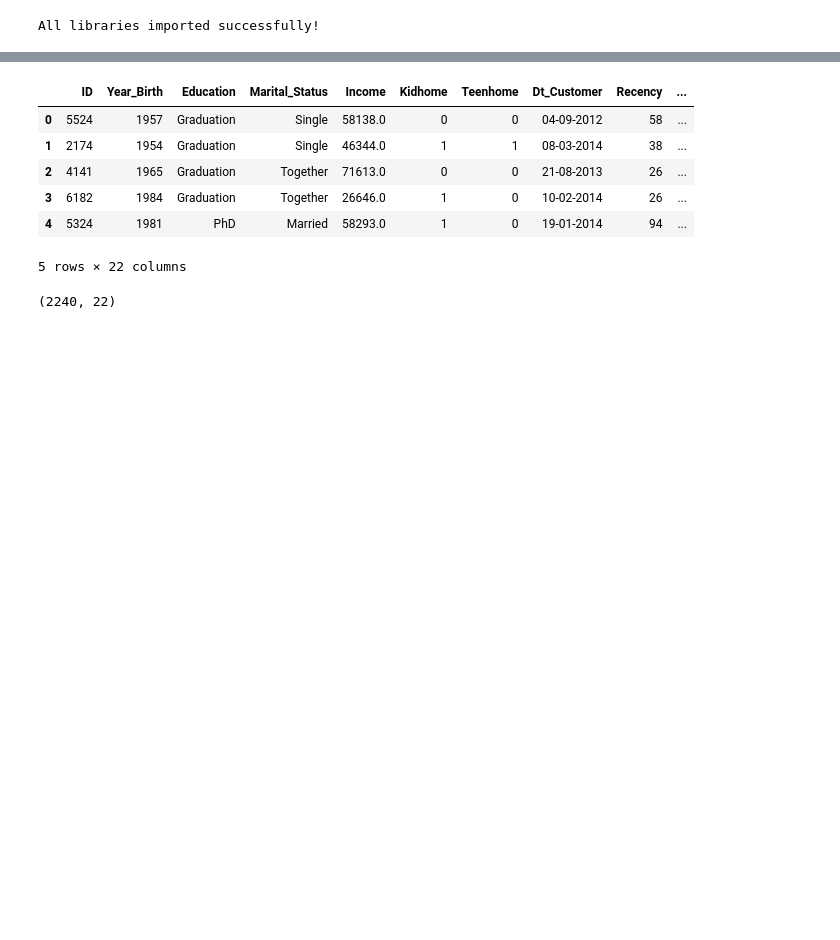
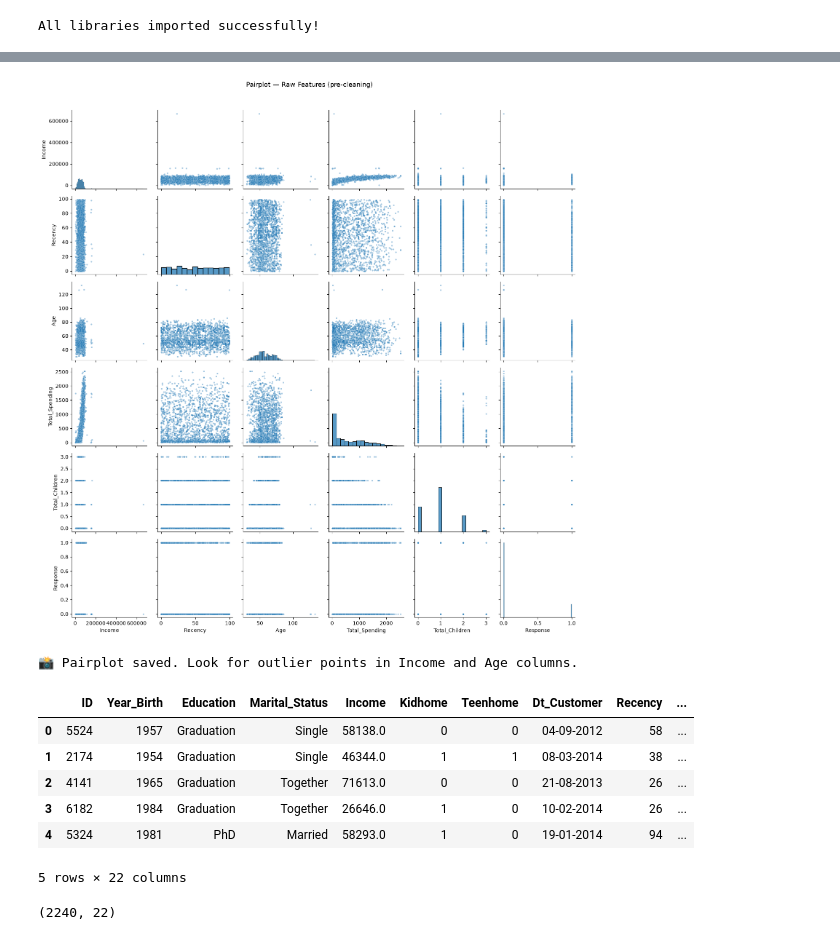
Before and after one commit to KARTHIKAKRISHNA123/seg-wise, a Jupyter notebook: notebooks/seg-wise.ipynb, the cells around one changed output, grey strips where cells are left out. Saved outputs shown, nothing was run; the diff lists cells and outputs as text; code cells hidden in the pictures; blank space fills up the shorter version.

```diff
--- a/notebooks/seg-wise.ipynb
+++ b/notebooks/seg-wise.ipynb
@@ -27,10 +27,10 @@ CONFIG = {
     # ── File paths ─────────────────────────────────────────────
     # All paths are relative to the PROJECT ROOT (segwise/)
     # not relative to the notebooks/ folder where this file lives
-    "data_path":   "../data/smartcart_customers.csv",
+    "data_path":   "./data/smartcart_customers.csv",
     #               ↑ "../" goes up one level from notebooks/ to segwise/
-    "model_dir":   "../models/",
-    "output_dir":  "../outputs/",
+    "model_dir":   "./models/",
+    "output_dir":  "./outputs/",
 
     # ── Reproducibility ────────────────────────────────────────
     # random_state=42 passed to KMeans, PCA, and train/test splits
@@ -73,3 +138,51 @@ df = pd.read_csv("../data/smartcart_customers.csv")
+# %%
+# ─────────────────────────────────────────────────────────────────
+# CELL 7: PAIRPLOT — visual outlier detection
+#
+# This is from your original solution.
+# WHY pairplot BEFORE preprocessing?
+# It visually reveals: outliers, skewed distributions, correlations.
+# The extreme Age and Income points visible here are exactly what
+# we filter out in Cell 11.
+# ─────────────────────────────────────────────────────────────────
+
+# Select a subset of columns — pairplot with all 22 is unreadable
+cols_for_pairplot = ["Income", "Recency", "Age", "Total_Spending",
+                     "Total_Children", "Response"]
+
+# We need Age and Total_Spending computed first for the pairplot
+# so we compute them temporarily here (without modifying df_raw)
+df_temp = df_raw.copy()
+df_temp["Age"] = 2026 - df_temp["Year_Birth"]
+df_temp["Total_Spending"] = (
+    df_temp["MntWines"] + df_temp["MntFruits"] + df_temp["MntMeatProducts"]
+    + df_temp["MntFishProducts"] + df_temp["MntSweetProducts"] + df_temp["MntGoldProds"]
+)
+df_temp["Total_Children"] = df_temp["Kidhome"] + df_temp["Teenhome"]
+
+# sns.pairplot: scatter matrix — every column vs every other column
+# diag_kind="hist": show histogram on the diagonal (distribution of each feature)
+# plot_kws={"alpha": 0.4}: semi-transparent points so overlap is visible
+sns.pairplot(
+    df_temp[cols_for_pairplot].dropna(),
+    diag_kind="hist",
+    plot_kws={"alpha": 0.4, "s": 10}
+)
+plt.suptitle("Pairplot — Raw Features (pre-cleaning)", y=1.02, fontsize=13)
+plt.tight_layout()
+plt.savefig(CONFIG["output_dir"] + "00_pairplot_raw.png", dpi=100, bbox_inches="tight")
+plt.show()
+
+# What to look for in this plot:
+# Income column: one extreme point near 600,000 — visible outlier
+# Age column: a few points above 90 — data entry errors
+# Total_Spending vs Income: positive correlation — richer customers spend more
+print("📸 Pairplot saved. Look for outlier points in Income and Age columns.")
+
+del df_temp  # clean up temporary copy
+# %% [output]
+[figure, added]
+📸 Pairplot saved. Look for outlier points in Income and Age columns.
 # %%
 df.head()
 # %% [output]
```
Also changed, not shown: parts of 44 cells of this notebook, 1 other file.
